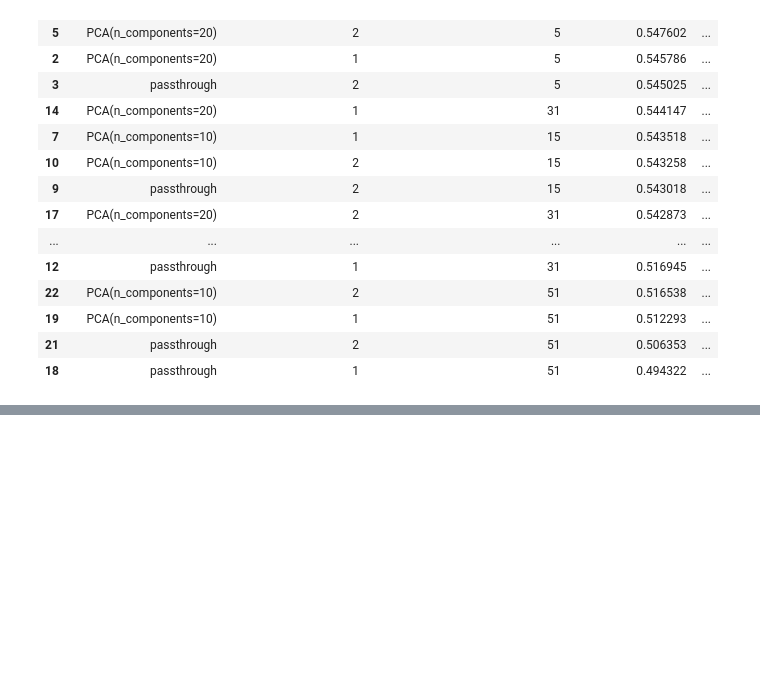
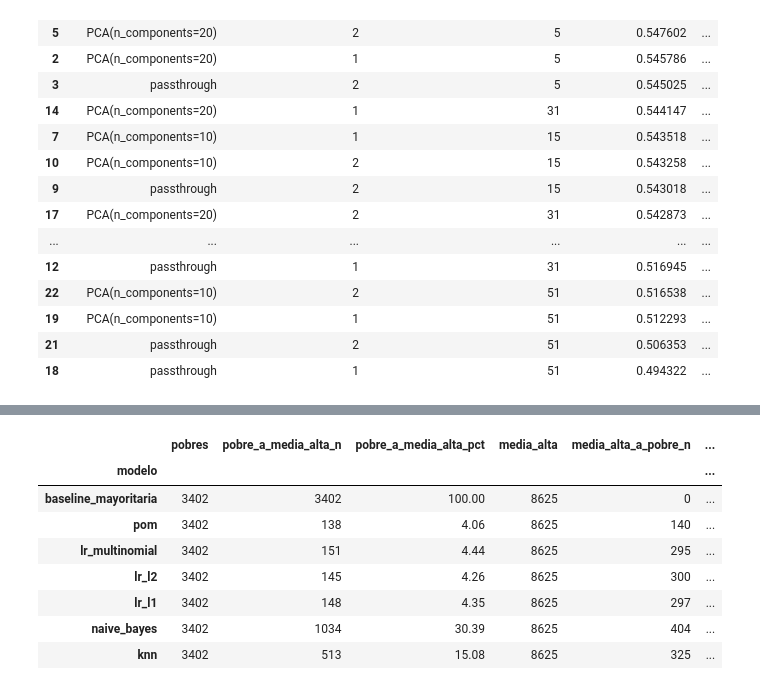
Before and after one commit to gabriela708/ML-Household-Socioeconomic-Status, a Jupyter notebook: notebooks/03_gabriela_modelos.ipynb, the cells around one changed output, grey strips where cells are left out. Saved outputs shown, nothing was run; the diff lists cells and outputs as text; code cells hidden in the pictures; blank space fills up the shorter version.

```diff
--- a/notebooks/03_gabriela_modelos.ipynb
+++ b/notebooks/03_gabriela_modelos.ipynb
@@ -39,0 +87,12 @@ Macro-F1: 0.549
+# %%
+pd.read_csv(T / "errores_pobre.csv").set_index("modelo")
+# %% [output]
+|  | pobres | pobre_a_media_alta_n | pobre_a_media_alta_pct | media_alta | media_alta_a_pobre_n | ... |
+| modelo |  |  |  |  |  | ... |
+| baseline_mayoritaria | 3402 | 3402 | 100.00 | 8625 | 0 | ... |
+| pom | 3402 | 138 | 4.06 | 8625 | 140 | ... |
+| lr_multinomial | 3402 | 151 | 4.44 | 8625 | 295 | ... |
+| lr_l2 | 3402 | 145 | 4.26 | 8625 | 300 | ... |
+| lr_l1 | 3402 | 148 | 4.35 | 8625 | 297 | ... |
+| naive_bayes | 3402 | 1034 | 30.39 | 8625 | 404 | ... |
+| knn | 3402 | 513 | 15.08 | 8625 | 325 | ... |
```
Also changed, not shown: parts of 5 cells of this notebook, 12 other files.
